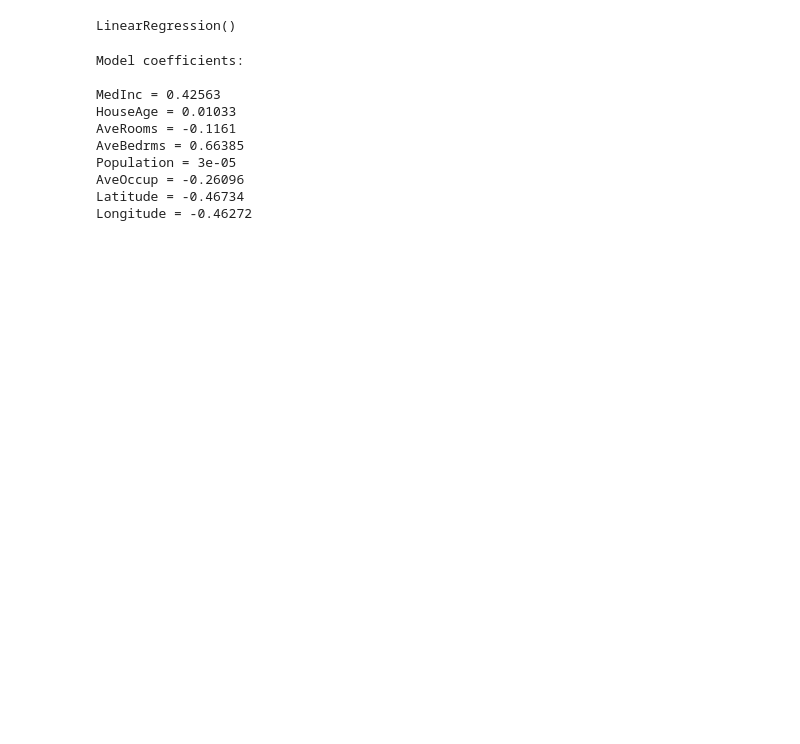
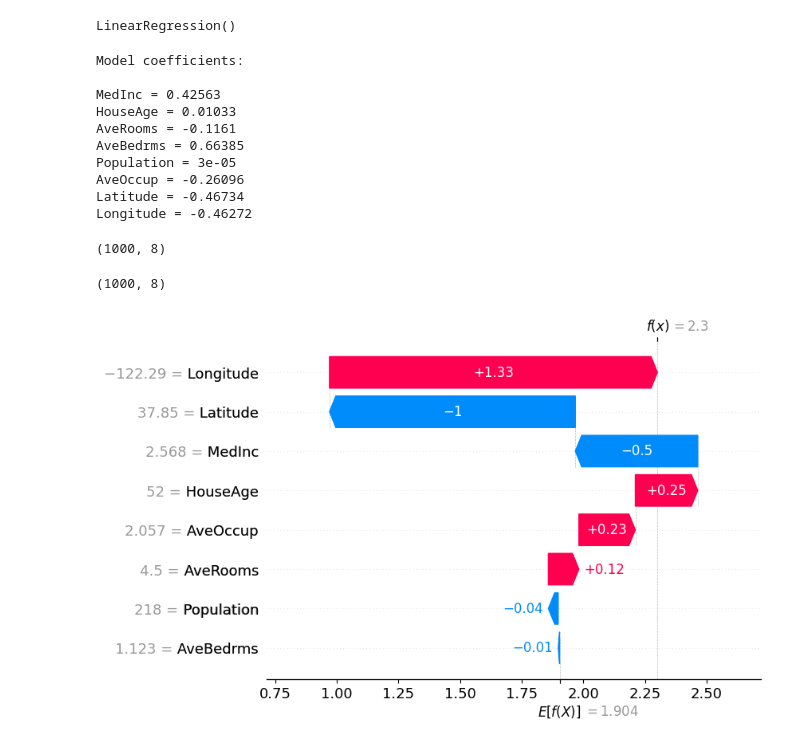
Before and after one commit to priyashdhakal/adomics, a Jupyter notebook: source/shap_analysis/california_housing_shap.ipynb, the cells around one changed output. Saved outputs shown, nothing was run; the diff lists cells and outputs as text; code cells hidden in the pictures; blank space fills up the shorter version.

```diff
--- a/source/shap_analysis/california_housing_shap.ipynb
+++ b/source/shap_analysis/california_housing_shap.ipynb
@@ -28,3 +28,19 @@ Population = 3e-05
 AveOccup = -0.26096
 Latitude = -0.46734
 Longitude = -0.46272
+# %%
+explainer = shap.Explainer(model.predict, X100)
+shap_values = explainer(X)
+# %%
+X.shape
+# %% [output]
+(1000, 8)
+# %%
+shap_values.shape
+# %% [output]
+(1000, 8)
+# %%
+sample_ind = 0
+shap.plots.waterfall(shap_values[5], max_display=14)
+# %% [output]
+[figure, added]
```
Also changed, not shown: parts of 1 cell of this notebook, 1 other file.
